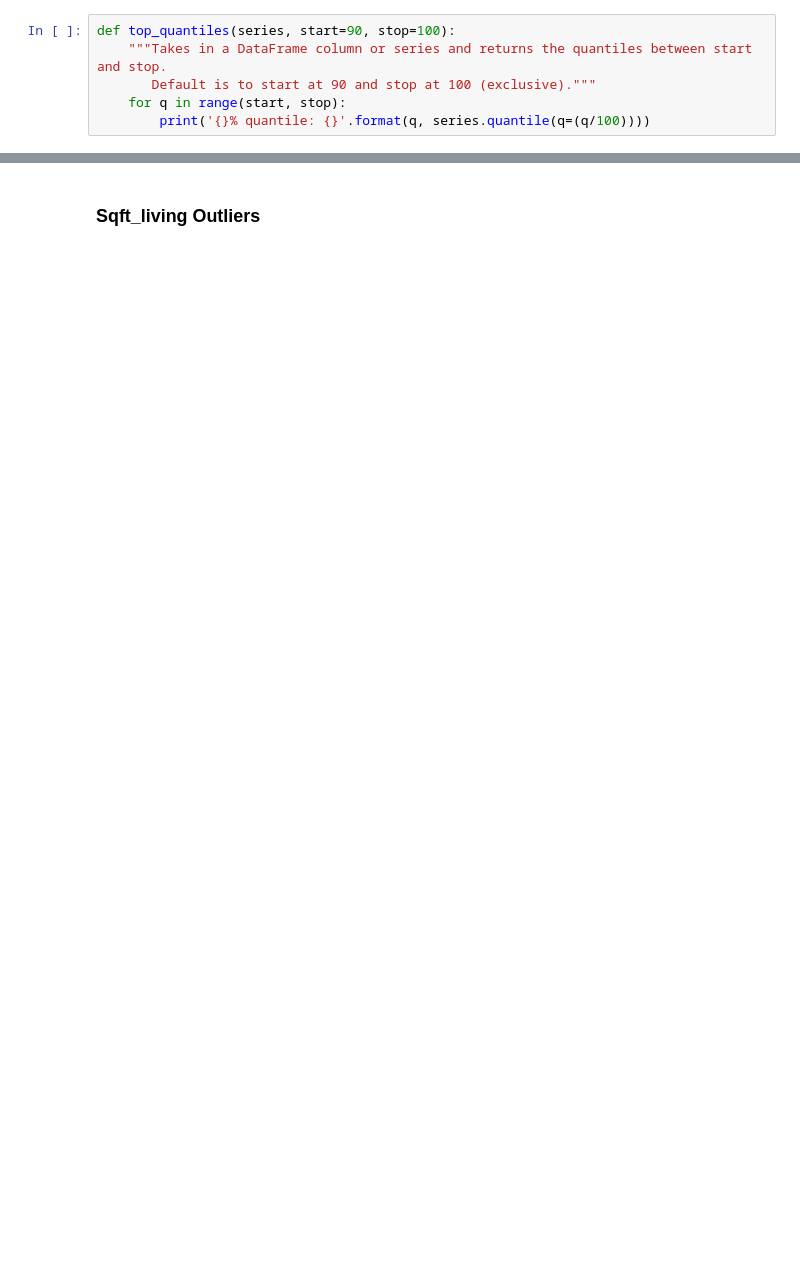
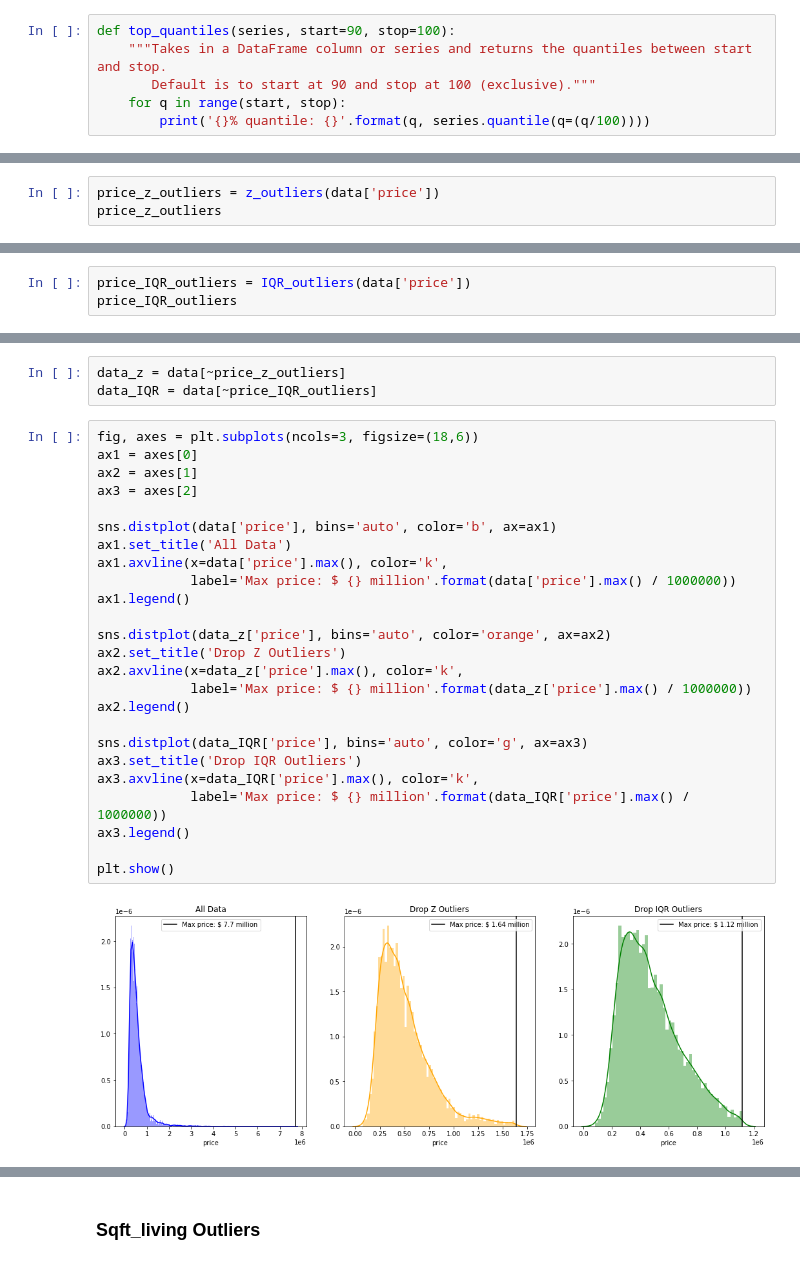
Before and after one commit to zero731/dsc-mod-2-project-v2-1-onl01-dtsc-ft-070620, a Jupyter notebook: student.ipynb, the cells around one changed output, grey strips where cells are left out. Drawn from its saved outputs; the diff is of its cells as text; blank space fills up the shorter version.

Commit message:
finished initial models and outlier removals

```diff
--- a/student.ipynb
+++ b/student.ipynb
@@ -1870,0 +1836,3 @@ def top_quantiles(series, start=90, stop=100):
+# %%
+price_z_outliers = z_outliers(data['price'])
+price_z_outliers
@@ -1870,0 +1853,3 @@ def top_quantiles(series, start=90, stop=100):
+# %%
+price_IQR_outliers = IQR_outliers(data['price'])
+price_IQR_outliers
@@ -1870,0 +1870,30 @@ def top_quantiles(series, start=90, stop=100):
+# %%
+data_z = data[~price_z_outliers]
+data_IQR = data[~price_IQR_outliers]
+# %%
+fig, axes = plt.subplots(ncols=3, figsize=(18,6))
+ax1 = axes[0]
+ax2 = axes[1]
+ax3 = axes[2]
+
+sns.distplot(data['price'], bins='auto', color='b', ax=ax1)
+ax1.set_title('All Data')
+ax1.axvline(x=data['price'].max(), color='k',
+            label='Max price: $ {} million'.format(data['price'].max() / 1000000))
+ax1.legend()
+
+sns.distplot(data_z['price'], bins='auto', color='orange', ax=ax2)
+ax2.set_title('Drop Z Outliers')
+ax2.axvline(x=data_z['price'].max(), color='k',
+            label='Max price: $ {} million'.format(data_z['price'].max() / 1000000))
+ax2.legend()
+
+sns.distplot(data_IQR['price'], bins='auto', color='g', ax=ax3)
+ax3.set_title('Drop IQR Outliers')
+ax3.axvline(x=data_IQR['price'].max(), color='k',
+            label='Max price: $ {} million'.format(data_IQR['price'].max() / 1000000))
+ax3.legend()
+
+plt.show()
+# %% [output]
+[figure, added]
```
Also changed, not shown: parts of 121 cells of this notebook, 3 other files.
